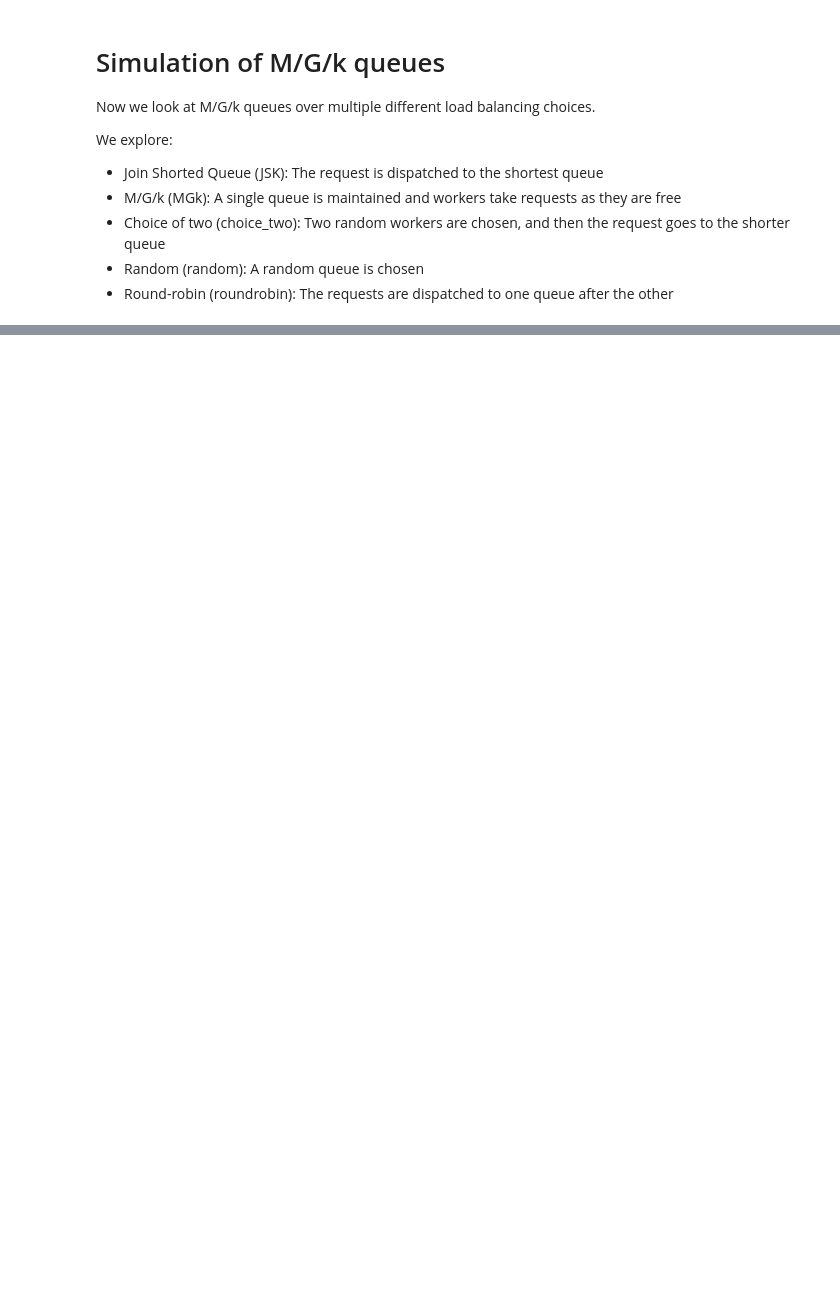
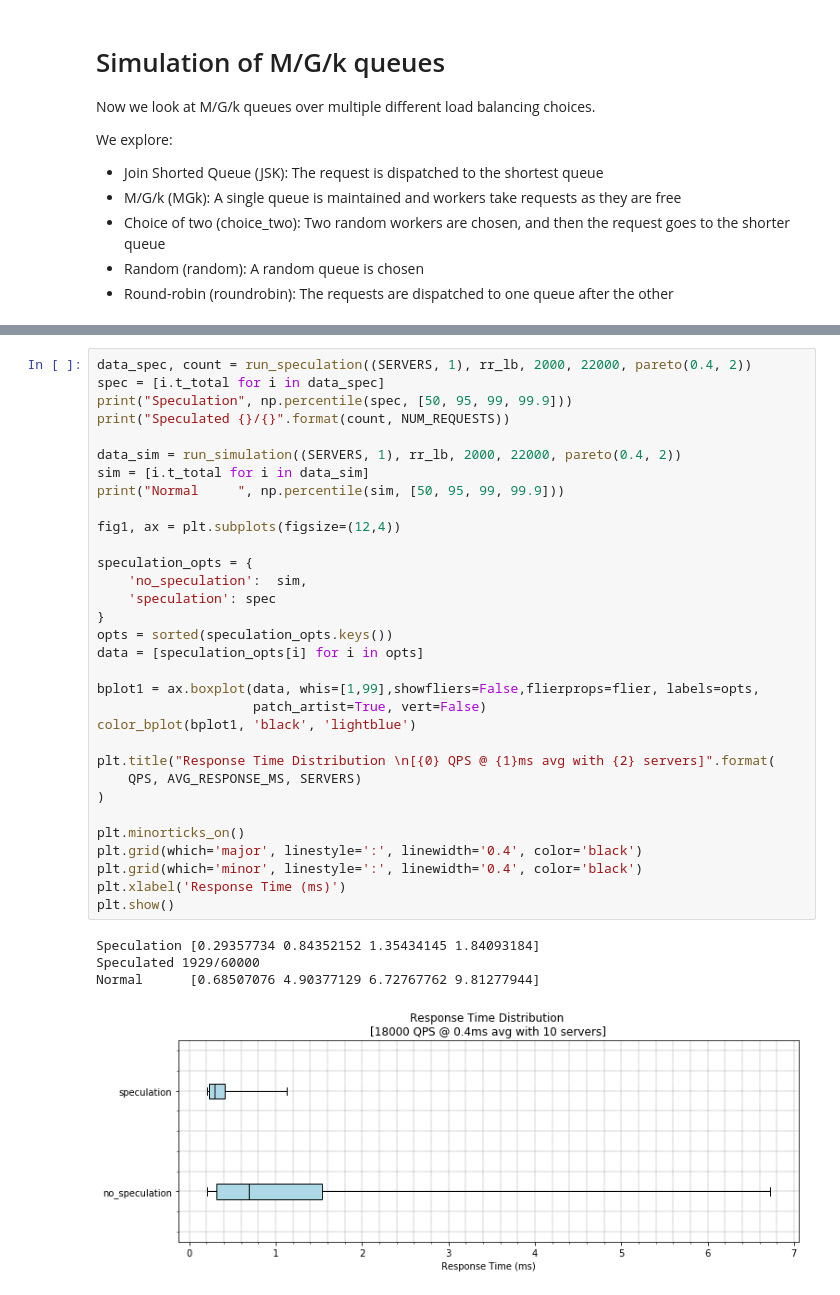
Before and after one commit to jolynch/performance-analysis, a Jupyter notebook: notebooks/queueing_theory/queueing_analysis.ipynb, the cells around one changed output, grey strips where cells are left out. Cells and saved outputs as stored; diff of their text form; blank space fills up the shorter version.

Commit message:
Try to polish more and add in speculation

```diff
--- a/notebooks/queueing_theory/queueing_analysis.ipynb
+++ b/notebooks/queueing_theory/queueing_analysis.ipynb
@@ -537,0 +640,37 @@ plt.show()
+# %%
+data_spec, count = run_speculation((SERVERS, 1), rr_lb, 2000, 22000, pareto(0.4, 2))
+spec = [i.t_total for i in data_spec]
+print("Speculation", np.percentile(spec, [50, 95, 99, 99.9]))
+print("Speculated {}/{}".format(count, NUM_REQUESTS))
+
+data_sim = run_simulation((SERVERS, 1), rr_lb, 2000, 22000, pareto(0.4, 2))
+sim = [i.t_total for i in data_sim]
+print("Normal     ", np.percentile(sim, [50, 95, 99, 99.9]))
+
+fig1, ax = plt.subplots(figsize=(12,4))
+
+speculation_opts = {
+    'no_speculation':  sim,
+    'speculation': spec
+}
+opts = sorted(speculation_opts.keys())
+data = [speculation_opts[i] for i in opts]
+
+bplot1 = ax.boxplot(data, whis=[1,99],showfliers=False,flierprops=flier, labels=opts,
+                    patch_artist=True, vert=False)
+color_bplot(bplot1, 'black', 'lightblue')
+
+plt.title("Response Time Distribution \n[{0} QPS @ {1}ms avg with {2} servers]".format(
+    QPS, AVG_RESPONSE_MS, SERVERS)
+)
+
+plt.minorticks_on()
+plt.grid(which='major', linestyle=':', linewidth='0.4', color='black')
+plt.grid(which='minor', linestyle=':', linewidth='0.4', color='black')
+plt.xlabel('Response Time (ms)')
+plt.show()
+# %% [output]
+Speculation [0.29357734 0.84352152 1.35434145 1.84093184]
+Speculated 1929/60000
+Normal      [0.68507076 4.90377129 6.72767762 9.81277944]
+[figure, added]
```
Also changed, not shown: parts of 11 cells of this notebook.
